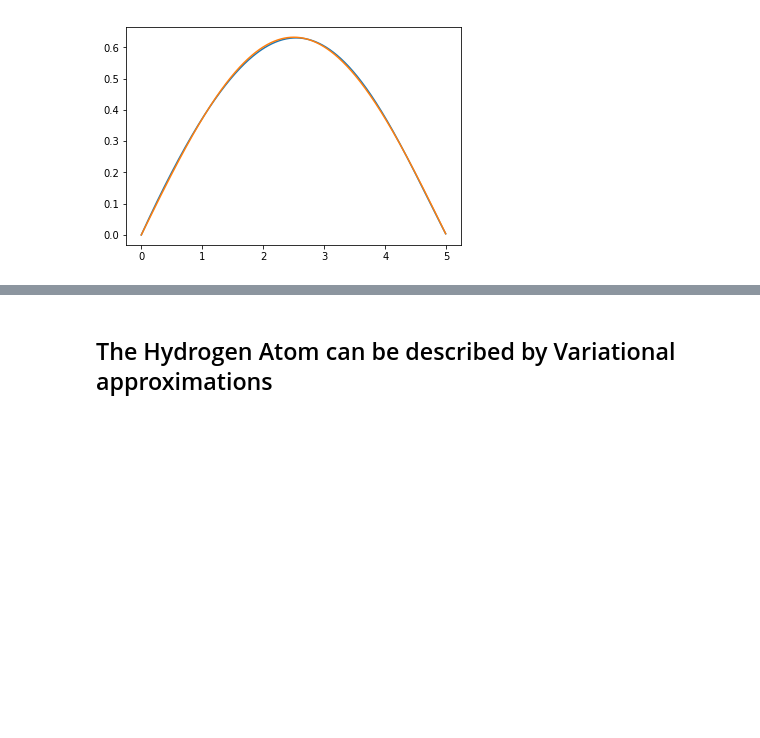
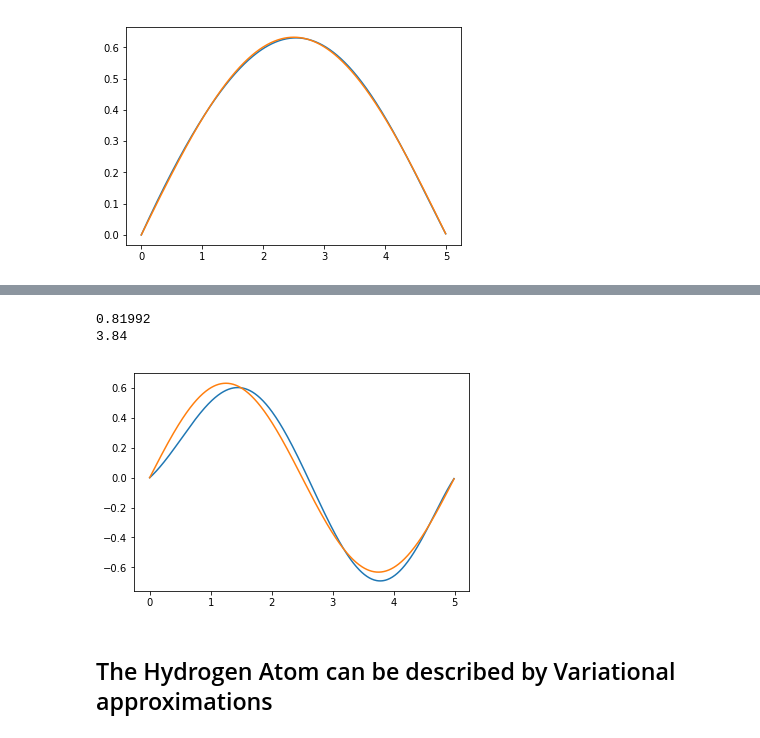
Before and after one commit to gds001/Computational-Physical-Chemistry, a Jupyter notebook: Variational Method.ipynb, the cells around one changed output, grey strips where cells are left out. Saved outputs shown, nothing was run; the diff lists cells and outputs as text; code cells hidden in the pictures; blank space fills up the shorter version.

```diff
--- a/Variational Method.ipynb
+++ b/Variational Method.ipynb
@@ -145,18 +145,18 @@ for i in range(nPoints):
 
 trial2=trial*trial
 norm=integrate(x,trial2)
-trial=trial/math.sqrt(norm)
+trial1=trial/math.sqrt(norm)
 
-plt.plot(x,trial)
+plt.plot(x,trial1)
 plt.plot(x,exact)
 
 derive=np.array([])
 for i in range(nPoints):
-    if i==0: derive=np.append(derive,[(trial[i+1]-2*trial[i])/a/a])
-    elif i==nPoints-1: derive=np.append(derive,[(trial[i-1]-2*trial[i])/a/a])
-    else: derive=np.append(derive,[(trial[i+1]+trial[i-1]-2*trial[i])/a/a])
+    if i==0: derive=np.append(derive,[(trial1[i+1]-2*trial1[i])/a/a])
+    elif i==nPoints-1: derive=np.append(derive,[(trial1[i-1]-2*trial1[i])/a/a])
+    else: derive=np.append(derive,[(trial1[i+1]+trial1[i-1]-2*trial1[i])/a/a])
 
-value=integrate(x,trial*(-1/2)*derive)
+value=integrate(x,trial1*(-1/2)*derive)
 print("{0:.5f}".format(value))
 print("{0:.2f}".format((value-energyPIB(1,5))/energyPIB(1,5)*100))
 # %% [output]
@@ -166,2 +245,35 @@ print("{0:.2f}".format((value-energyPIB(1,5))/energyPIB(1,5)*100))
+# %%
+a=.01
+L=5
+nPoints=int(L/a)
+x=np.array([])
+for i in range(nPoints):
+    x=np.append(x,[i*a])
+
+trial=np.array([])
+exact=np.array([])
+for i in range(nPoints):
+    trial=np.append(trial,[trialPIB(result2.x,x[i])])
+    exact=np.append(exact,[psiPIB(2,x[i],5)])
+
+norm=integrate(x,trial*trial)
+trial2=trial/math.sqrt(norm)
+
+plt.plot(x,trial2)
+plt.plot(x,exact)
+
+derive=np.array([])
+for i in range(nPoints):
+    if i==0: derive=np.append(derive,[(trial2[i+1]-2*trial2[i])/a/a])
+    elif i==nPoints-1: derive=np.append(derive,[(trial2[i-1]-2*trial2[i])/a/a])
+    else: derive=np.append(derive,[(trial2[i+1]+trial2[i-1]-2*trial2[i])/a/a])
+
+value=integrate(x,trial2*(-1/2)*derive)
+print("{0:.5f}".format(value))
+print("{0:.2f}".format((value-energyPIB(2,5))/energyPIB(2,5)*100))
+# %% [output]
+0.81992
+3.84
+[figure, added]
 # %% [markdown]
 ## The Hydrogen Atom can be described by Variational approximations
```
Also changed, not shown: parts of 2 cells of this notebook.
